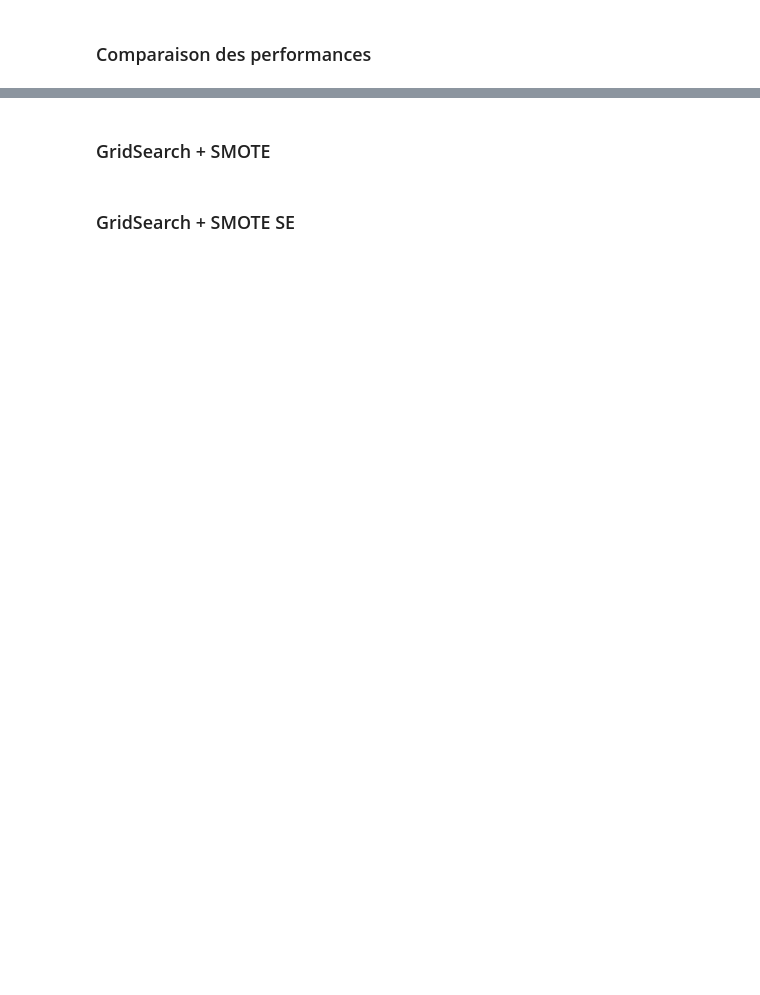
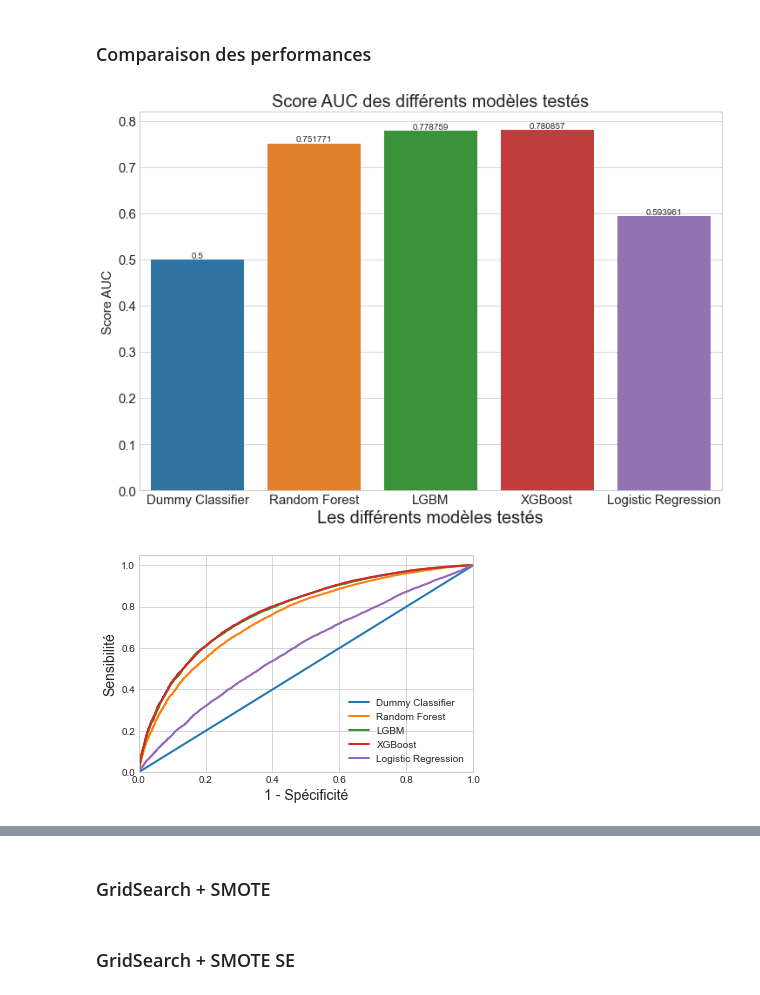
Before and after one commit to charlottemllt/Implementation-d-un-modele-de-scoring, a Jupyter notebook: Dossier Code/P7_02_NotebookModelisation.ipynb, the cells around one changed output, grey strips where cells are left out. Saved outputs shown, nothing was run; the diff lists cells and outputs as text; code cells hidden in the pictures; blank space fills up the shorter version.

```diff
--- a/Dossier Code/P7_02_NotebookModelisation.ipynb
+++ b/Dossier Code/P7_02_NotebookModelisation.ipynb
@@ -255,7 +245,5 @@ RF = GridSearchCV(RandomForestClassifier(random_state=0),
                   verbose=3)
 
 RF.fit(X_train_preprocessed, y_train)
-prediction_RF = RF.predict_proba(X_test)
-
-print('Meilleurs hyperparamètres : ' + str(RF.best_params_))
+prediction_RF = RF.predict_proba(X_test_preprocessed)
 # %% [output]
@@ -320,0 +314,17 @@ print('Meilleurs hyperparamètres : ' + str(XGB.best_params_))
+# %%
+coeff = y_train.sum()/(y_train.count()-y_train.sum())
+weights = [1, coeff]
+
+param_XGB = {'max_depth': [5, 10, 15],
+             'learning_rate': [0.1, 0.15, 0.3],
+             'n_estimators': [100, 300, 500],
+             'scale_pos_weight': weights}
+
+XGB = GridSearchCV(XGBClassifier(random_state=0),
+                   param_grid=param_XGB,
+                   cv=cv_strat,
+                   scoring='roc_auc',
+                   verbose=3)
+
+XGB.fit(X_train_preprocessed, y_train)
+prediction_XGB = XGB.predict_proba(X_test_preprocessed)
@@ -335,6 +377,4 @@ Logistic = GridSearchCV(LogisticRegression(random_state=0),
                         verbose=3)
 
 Logistic.fit(X_train_preprocessed, y_train)
-prediction_Logistic = Logistic.predict_proba(X_test)
-
-print('Meilleurs hyperparamètres : ' + str(Logistic.best_params_))
+prediction_Logistic = Logistic.predict_proba(X_test_preprocessed)
@@ -344,14 +416,26 @@ perf_Logistic = Performances(Logistic, y_test, prediction_Logistic[:, 1])
 ### Comparaison des performances
 # %%
 def displayPerformances(listePerf):
+    listeCV = [perf[0] for perf in listePerf]
+    listeRMSE = [perf[1] for perf in listePerf]
+    listeMSE = [perf[2] for perf in listePerf]
+    listeRSE = [perf[3] for perf in listePerf]
     listeAUC = [perf[4] for perf in listePerf]
-    # listeF1 = [perf[8] for perf in listePerf]
+    listeRecall = [perf[6] for perf in listePerf]
+    listePrecision = [perf[7] for perf in listePerf]
+    listeF1 = [perf[8] for perf in listePerf]
     listeModeles = ['Dummy Classifier', 'Random Forest', 'LGBM',
                     'XGBoost', 'Logistic Regression']
     score = pd.DataFrame()
     score['Modèle'] = listeModeles
+    score['Score de Cross-Validation'] = listeCV
+    score['RMSE'] = listeRMSE
+    score['MSE'] = listeMSE
+    score['RSE'] = listeRSE
     score['AUC'] = listeAUC
-    # score['F1'] = listeF1
+    score['Rappel'] = listeRecall
+    score['Précision'] = listePrecision
+    score['F1'] = listeF1
 
     fig = plt.figure(figsize=(12, 8))
     ax = sns.barplot(x='Modèle', y='AUC', data=score)
@@ -373,6 +457,11 @@ def displayPerformances(listePerf):
     plt.xlabel('1 - Spécificité', fontsize=14)
     plt.ylabel('Sensibilité', fontsize=14)
     plt.show()
+    return score
 # %%
 listePerf = [perf_dummy, perf_RF, perf_LGBM, perf_XGB, perf_Logistic]
-displayPerformances(listePerf)
+df_score = displayPerformances(listePerf)
+df_score.head()
+# %% [output]
+[figure, added]
+[figure, added]
```
Also changed, not shown: parts of 20 cells of this notebook.
